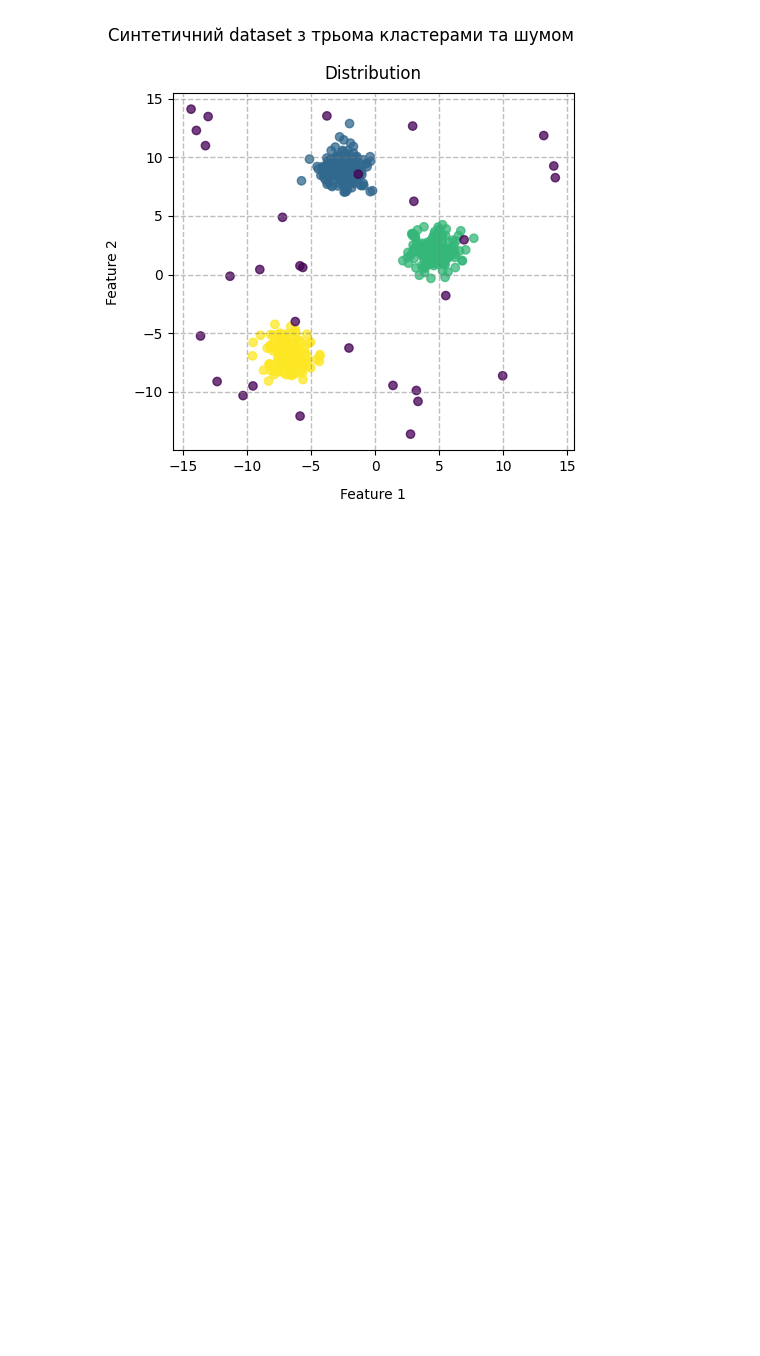
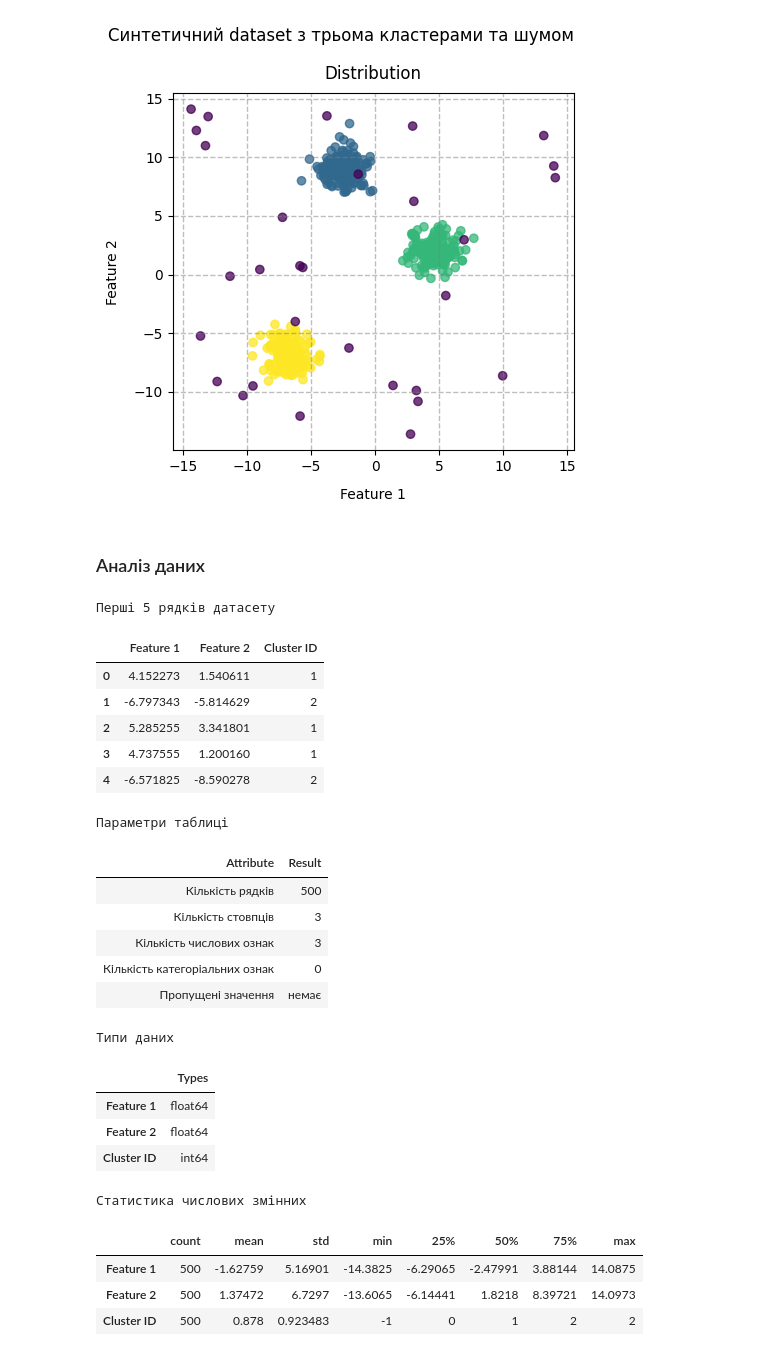
Before and after one commit to BogdanPinchuk/DataScience-PBY_HW19, a Jupyter notebook: Bohdan_Pinchuk_DS_HW19.ipynb, the cells around one changed output. Saved outputs shown, nothing was run; the diff lists cells and outputs as text; code cells hidden in the pictures; blank space fills up the shorter version.

```diff
--- a/Bohdan_Pinchuk_DS_HW19.ipynb
+++ b/Bohdan_Pinchuk_DS_HW19.ipynb
@@ -235,3 +235,74 @@ plt.tight_layout()
 plt.show()
 # %% [output]
 [figure]
+# %%
+# Data description
+
+import numpy as np
+import pandas as pd
+import apps.reporter as rpt
+from IPython.display import display
+from IPython.core.display import Markdown
+
+# Input data
+ds_name = "Synthetic dataset"
+n_first_rows = 5
+
+# Solution
+data_set = cluster_dataset
+
+n_columns = data_set.columns.size
+n_rows = data_set.index.size
+
+types_df = pd.DataFrame(data_set.dtypes, columns=["Types"])
+
+col_num_type = data_set.select_dtypes(include=np.number)
+col_cat_type = data_set.select_dtypes(exclude=np.number)
+
+empty_val_by_col = data_set.isnull().sum().to_frame(name='count')
+is_empty_val = empty_val_by_col.values.sum() > 0
+
+rp = rpt.Reporter()
+rp.add_item("Кількість рядків", str(n_rows))
+rp.add_item("Кількість стовпців", str(n_columns))
+rp.add_item("Кількість числових ознак", str(col_num_type.columns.size))
+rp.add_item("Кількість категоріальних ознак", str(col_cat_type.size))
+rp.add_item("Пропущені значення", 'є' if is_empty_val > 0 else 'немає')
+
+# Print results
+display(Markdown(f"### Аналіз даних"))
+display(data_set.head(n_first_rows).style.set_caption(f"Перші {n_first_rows} рядків датасету"))
+
+rp.print_pd_report("Параметри таблиці")
+
+if is_empty_val > 0:
+    display(empty_val_by_col.style.set_caption("Кількість пропусків"))
+display(types_df.style.set_caption("Типи даних"))
+
+display(data_set.describe().T.style.format("{:g}").set_caption("Статистика числових змінних"))
+# %% [output]
+### Аналіз даних
+Перші 5 рядків датасету
+|  | Feature 1 | Feature 2 | Cluster ID |
+| 0 | 4.152273 | 1.540611 | 1 |
+| 1 | -6.797343 | -5.814629 | 2 |
+| 2 | 5.285255 | 3.341801 | 1 |
+| 3 | 4.737555 | 1.200160 | 1 |
+| 4 | -6.571825 | -8.590278 | 2 |
+Параметри таблиці
+| Attribute | Result |
+| Кількість рядків | 500 |
+| Кількість стовпців | 3 |
+| Кількість числових ознак | 3 |
+| Кількість категоріальних ознак | 0 |
+| Пропущені значення | немає |
+Типи даних
+|  | Types |
+| Feature 1 | float64 |
+| Feature 2 | float64 |
+| Cluster ID | int64 |
+Статистика числових змінних
+|  | count | mean | std | min | 25% | 50% | 75% | max |
+| Feature 1 | 500 | -1.62759 | 5.16901 | -14.3825 | -6.29065 | -2.47991 | 3.88144 | 14.0875 |
+| Feature 2 | 500 | 1.37472 | 6.7297 | -13.6065 | -6.14441 | 1.8218 | 8.39721 | 14.0973 |
+| Cluster ID | 500 | 0.878 | 0.923483 | -1 | 0 | 1 | 2 | 2 |
```
Also changed, not shown: parts of 4 cells of this notebook.
